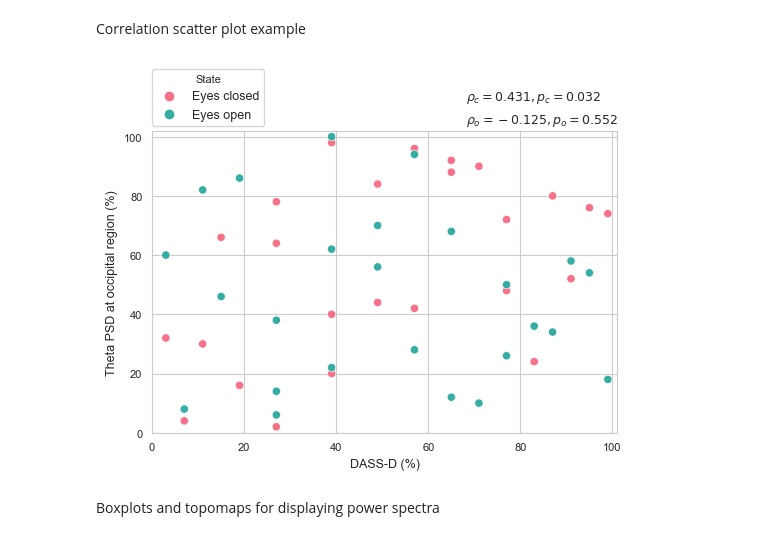
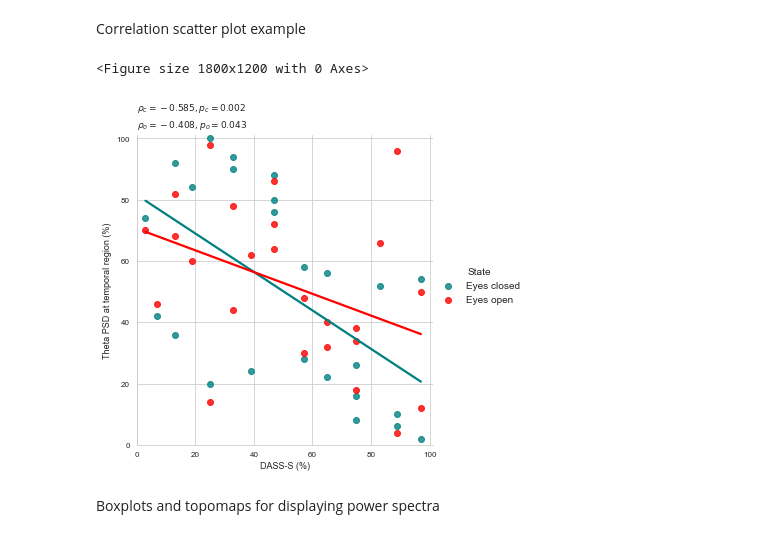
Before and after one commit to teanijarv/EEG-pyline, a Jupyter notebook: 03_datavisualisation.ipynb, the cells around one changed output. Drawn from its saved outputs; the diff is of its cells as text; code cells hidden in the pictures.

```diff
--- a/03_datavisualisation.ipynb
+++ b/03_datavisualisation.ipynb
@@ -91,12 +91,14 @@ df_psd_clinical_comparison['Condition'] = df_psd_clinical_comparison['Condition'
 # %% [markdown]
 Correlation scatter plot example
 # %%
-plot_correlation(df_psd_clinical_comparison,band='Theta',comparison_cond=['06','07'],region='Occipital',
-                  clinical_outcome='Dass21_depression',state=['Eyes closed','Eyes open'],
-                  labels=['DASS-D (%)','Theta PSD at occipital region (%)'],correlation='Spearman',
-                  fnt=['sans-serif',9,8],color_palette=["#5A9","husl"],title=False,export=False)
+plot_correlation(df_psd_clinical_comparison,band='Theta',comparison_cond=['00','06'],region='Temporal',
+                  clinical_outcome='Dass21_stress',state=['Eyes closed','Eyes open'],
+                  labels=['DASS-S (%)','Theta PSD at temporal region (%)'],correlation='Spearman',
+                  fnt=['sans-serif',9,8],color_palette=["#008080","#ff0000"],title=False,
+                  trend_line_ci=[True,None],legend=True,export=True)
 # %% [output]
+<Figure size 1800x1200 with 0 Axes>
-[figure, old version]
+[figure, new version]
 # %% [markdown]
 Boxplots and topomaps for displaying power spectra
 # %%
```
Also changed, not shown: 4 other files.
